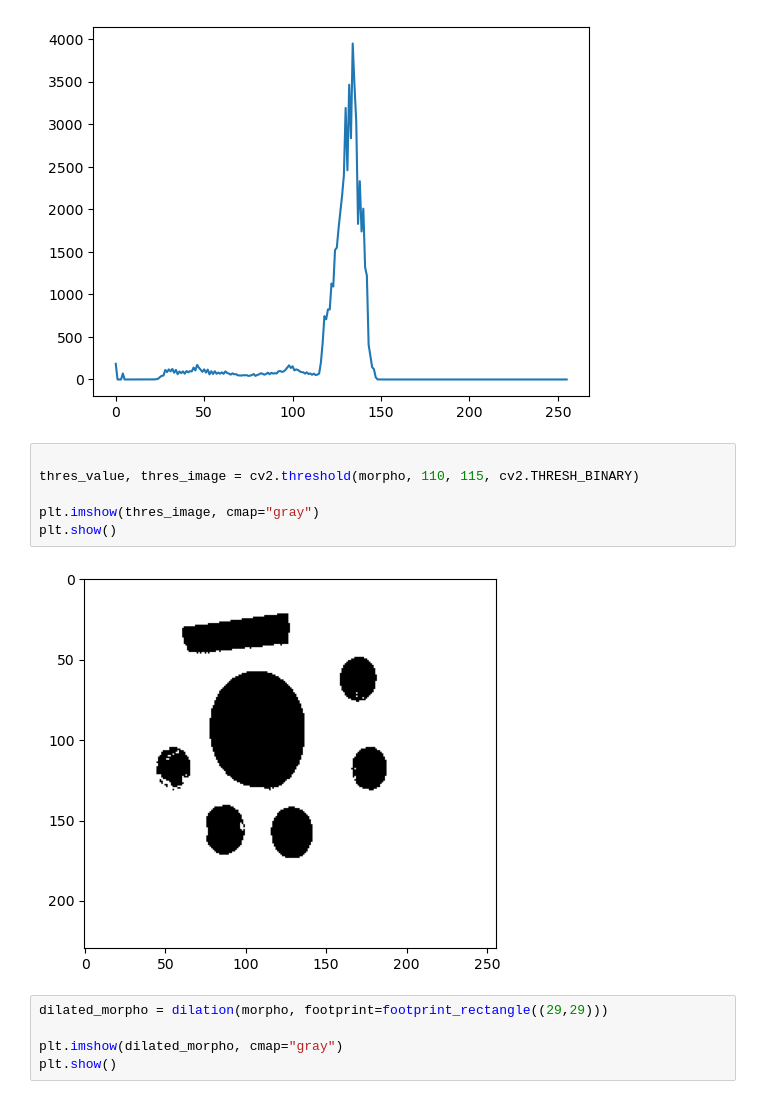
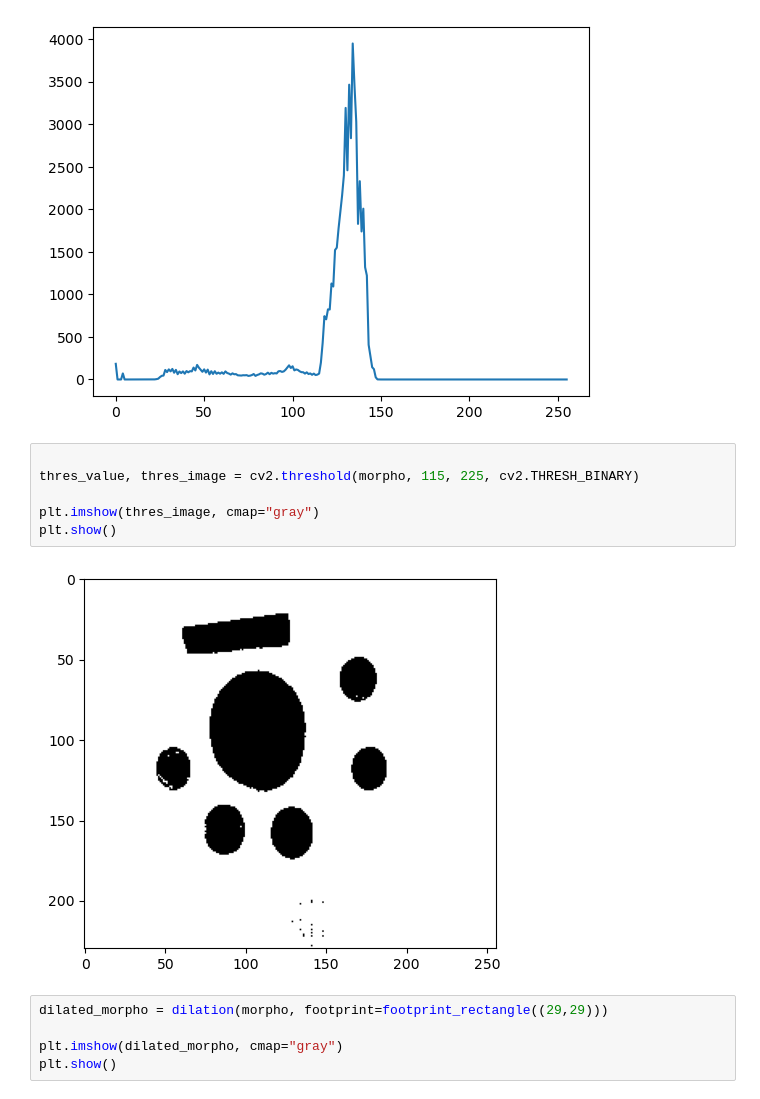
Before and after one commit to ImagenesYVision/Taller6, a Jupyter notebook: Taller6.ipynb, the cells around one changed output. Drawn from its saved outputs; the diff is of its cells as text.

```diff
--- a/Taller6.ipynb
+++ b/Taller6.ipynb
@@ -20,12 +20,12 @@ plt.plot(hist)
 [figure]
 # %%
 
-thres_value, thres_image = cv2.threshold(morpho, 110, 115, cv2.THRESH_BINARY)
+thres_value, thres_image = cv2.threshold(morpho, 115, 225, cv2.THRESH_BINARY)
 
 plt.imshow(thres_image, cmap="gray")
 plt.show()
 # %% [output]
-[figure, old version]
+[figure, new version]
 # %%
 dilated_morpho = dilation(morpho, footprint=footprint_rectangle((29,29)))
 
```
Also changed, not shown: parts of 12 cells of this notebook.
